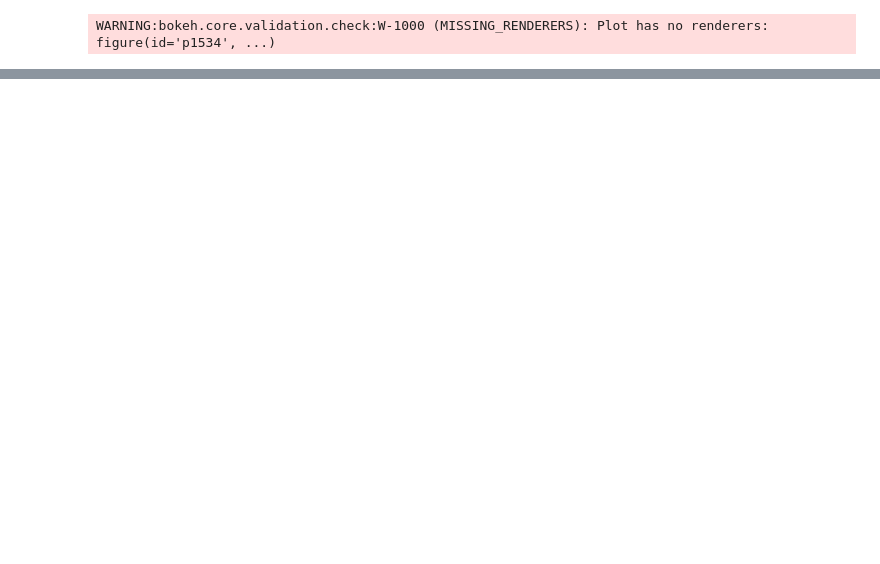
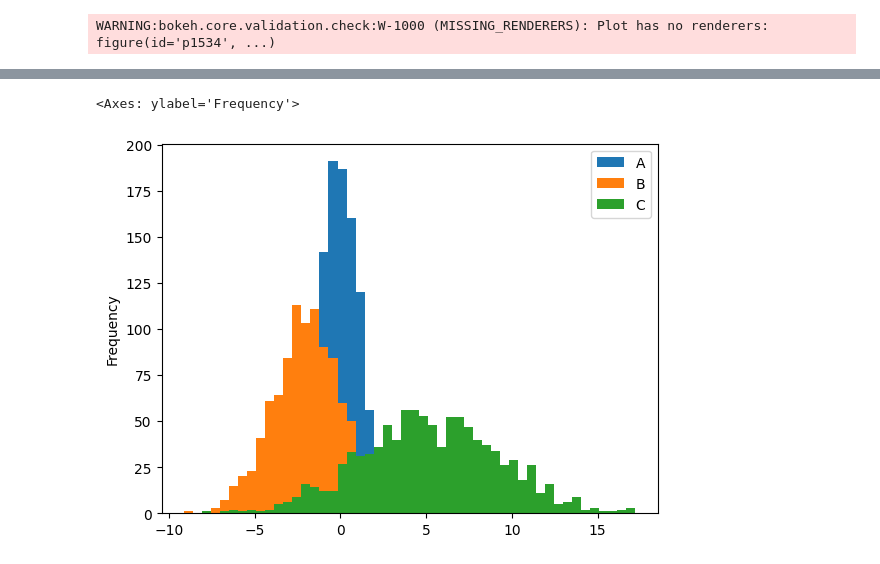
Before and after one commit to HARISH20205/work15, a Jupyter notebook: work15.ipynb, the cells around one changed output, grey strips where cells are left out. Cells and saved outputs as stored; diff of their text form; code cells hidden in the pictures; blank space fills up the shorter version.

```diff
--- a/work15.ipynb
+++ b/work15.ipynb
@@ -70,0 +180,5 @@ fig.show()
+# %%
+df.plot.hist(stacked=False,bins=50)
+# %% [output]
+<Axes: ylabel='Frequency'>
+[figure, added]
```
Also changed, not shown: parts of 19 cells of this notebook, 1 other file.
